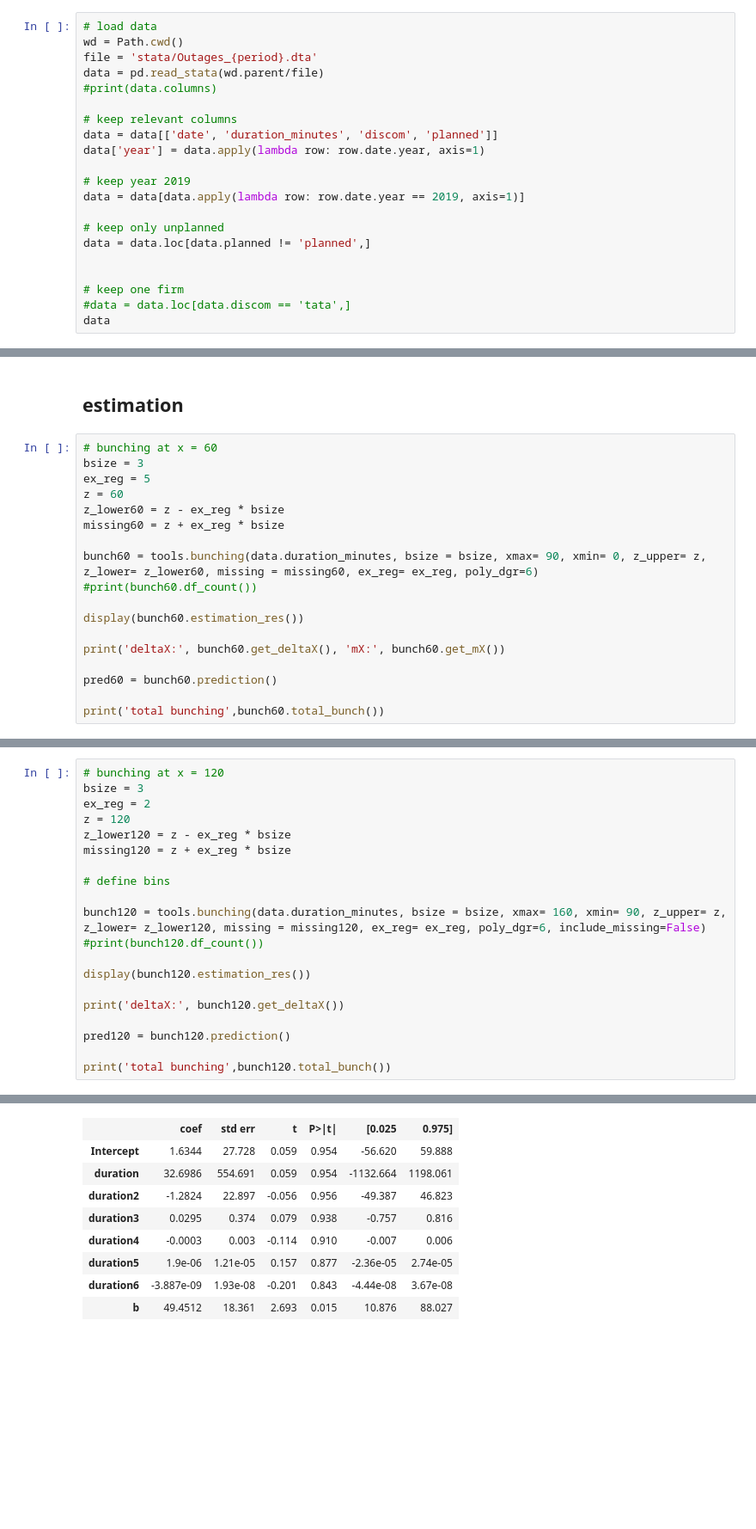
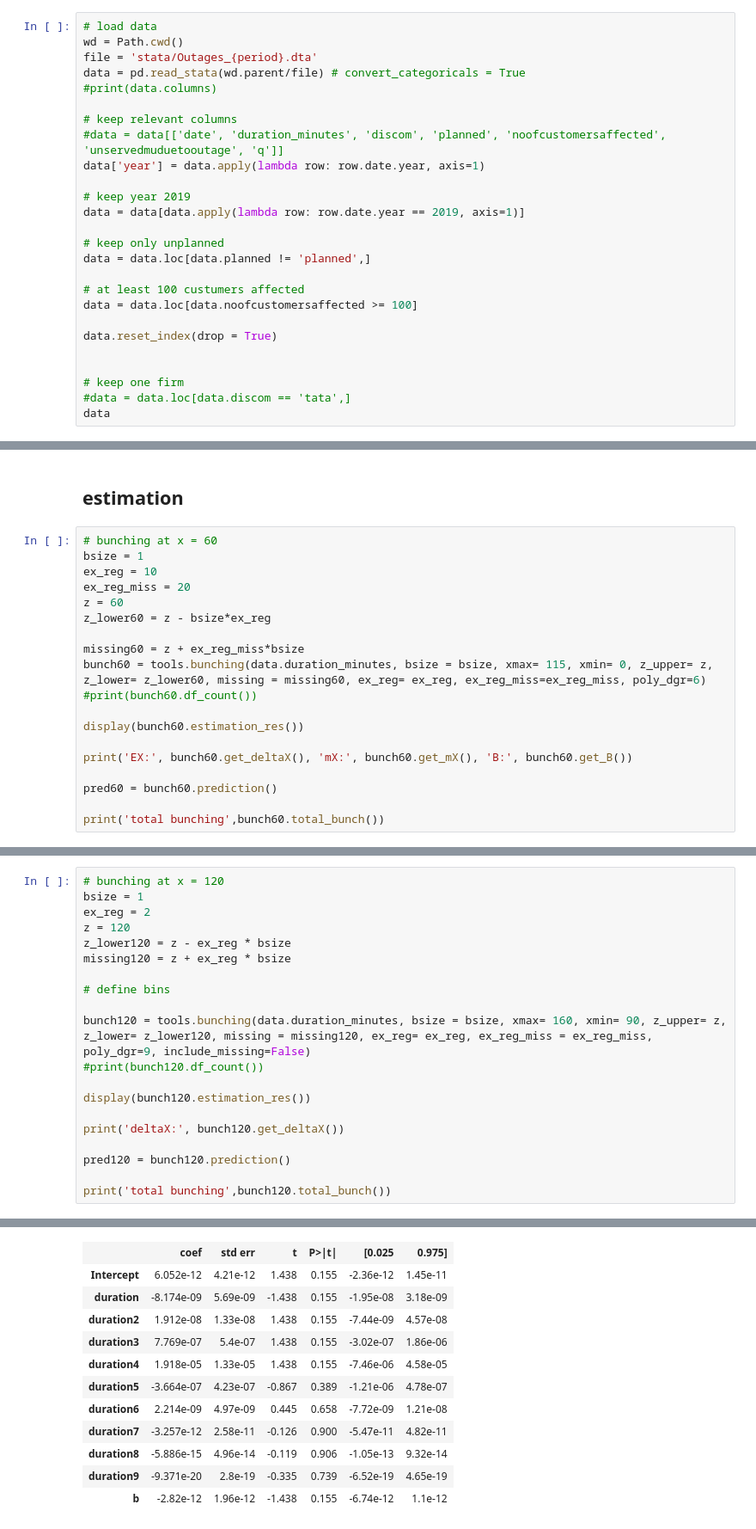
Before and after one commit to paulaleoni/delhi_outages, a Jupyter notebook: src/bunching.ipynb, the cells around one changed output, grey strips where cells are left out. Shown at 86% size. Cells and saved outputs as stored; diff of their text form; blank space fills up the shorter version.

```diff
--- a/src/bunching.ipynb
+++ b/src/bunching.ipynb
@@ -24,11 +25,11 @@ phi120 = 100
 # load data
 wd = Path.cwd()
 file = 'stata/Outages_{period}.dta'
-data = pd.read_stata(wd.parent/file)
+data = pd.read_stata(wd.parent/file) # convert_categoricals = True
 #print(data.columns)
 
 # keep relevant columns
-data = data[['date', 'duration_minutes', 'discom', 'planned']]
+#data = data[['date', 'duration_minutes', 'discom', 'planned', 'noofcustomersaffected', 'unservedmuduetooutage', 'q']]
 data['year'] = data.apply(lambda row: row.date.year, axis=1)
 
 # keep year 2019
@@ -37,6 +38,11 @@ data = data[data.apply(lambda row: row.date.year == 2019, axis=1)]
 # keep only unplanned
 data = data.loc[data.planned != 'planned',]
 
+# at least 100 custumers affected
+data = data.loc[data.noofcustomersaffected >= 100]
+
+data.reset_index(drop = True)
+
 
 # keep one firm
 #data = data.loc[data.discom == 'tata',]
@@ -75,18 +105,19 @@ axs[1].set_xlim(0,xmax)
 ## estimation
 # %%
 # bunching at x = 60
-bsize = 3
-ex_reg = 5
+bsize = 1
+ex_reg = 10
+ex_reg_miss = 20
 z = 60
-z_lower60 = z - ex_reg * bsize
-missing60 = z + ex_reg * bsize
+z_lower60 = z - bsize*ex_reg
 
-bunch60 = tools.bunching(data.duration_minutes, bsize = bsize, xmax= 90, xmin= 0, z_upper= z, z_lower= z_lower60, missing = missing60, ex_reg= ex_reg, poly_dgr=6)
+missing60 = z + ex_reg_miss*bsize
+bunch60 = tools.bunching(data.duration_minutes, bsize = bsize, xmax= 115, xmin= 0, z_upper= z, z_lower= z_lower60, missing = missing60, ex_reg= ex_reg, ex_reg_miss=ex_reg_miss, poly_dgr=6)
 #print(bunch60.df_count())
 
 display(bunch60.estimation_res())
 
-print('deltaX:', bunch60.get_deltaX(), 'mX:', bunch60.get_mX())
+print('EX:', bunch60.get_deltaX(), 'mX:', bunch60.get_mX(), 'B:', bunch60.get_B())
 
 pred60 = bunch60.prediction()
 
@@ -125,6 +156,6 @@ total bunching 38.49501624877378
 # %%
 # bunching at x = 120
-bsize = 3
+bsize = 1
 ex_reg = 2
 z = 120
 z_lower120 = z - ex_reg * bsize
@@ -132,7 +163,7 @@ missing120 = z + ex_reg * bsize
 
 # define bins
 
-bunch120 = tools.bunching(data.duration_minutes, bsize = bsize, xmax= 160, xmin= 90, z_upper= z, z_lower= z_lower120, missing = missing120, ex_reg= ex_reg, poly_dgr=6, include_missing=False)
+bunch120 = tools.bunching(data.duration_minutes, bsize = bsize, xmax= 160, xmin= 90, z_upper= z, z_lower= z_lower120, missing = missing120, ex_reg= ex_reg, ex_reg_miss = ex_reg_miss, poly_dgr=9, include_missing=False)
 #print(bunch120.df_count())
 
 display(bunch120.estimation_res())
@@ -154,11 +185,14 @@ OLS Regression Results
 | Df Model: | 5 |  |  |
 | Covariance Type: | nonrobust |  |  |
 |  | coef | std err | t | P>|t| | [0.025 | 0.975] |
-| Intercept | 1.6344 | 27.728 | 0.059 | 0.954 | -56.620 | 59.888 |
-| duration | 32.6986 | 554.691 | 0.059 | 0.954 | -1132.664 | 1198.061 |
-| duration2 | -1.2824 | 22.897 | -0.056 | 0.956 | -49.387 | 46.823 |
-| duration3 | 0.0295 | 0.374 | 0.079 | 0.938 | -0.757 | 0.816 |
-| duration4 | -0.0003 | 0.003 | -0.114 | 0.910 | -0.007 | 0.006 |
-| duration5 | 1.9e-06 | 1.21e-05 | 0.157 | 0.877 | -2.36e-05 | 2.74e-05 |
-| duration6 | -3.887e-09 | 1.93e-08 | -0.201 | 0.843 | -4.44e-08 | 3.67e-08 |
-| b | 49.4512 | 18.361 | 2.693 | 0.015 | 10.876 | 88.027 |
+| Intercept | 6.052e-12 | 4.21e-12 | 1.438 | 0.155 | -2.36e-12 | 1.45e-11 |
+| duration | -8.174e-09 | 5.69e-09 | -1.438 | 0.155 | -1.95e-08 | 3.18e-09 |
+| duration2 | 1.912e-08 | 1.33e-08 | 1.438 | 0.155 | -7.44e-09 | 4.57e-08 |
+| duration3 | 7.769e-07 | 5.4e-07 | 1.438 | 0.155 | -3.02e-07 | 1.86e-06 |
+| duration4 | 1.918e-05 | 1.33e-05 | 1.438 | 0.155 | -7.46e-06 | 4.58e-05 |
+| duration5 | -3.664e-07 | 4.23e-07 | -0.867 | 0.389 | -1.21e-06 | 4.78e-07 |
+| duration6 | 2.214e-09 | 4.97e-09 | 0.445 | 0.658 | -7.72e-09 | 1.21e-08 |
+| duration7 | -3.257e-12 | 2.58e-11 | -0.126 | 0.900 | -5.47e-11 | 4.82e-11 |
+| duration8 | -5.886e-15 | 4.96e-14 | -0.119 | 0.906 | -1.05e-13 | 9.32e-14 |
+| duration9 | -9.371e-20 | 2.8e-19 | -0.335 | 0.739 | -6.52e-19 | 4.65e-19 |
+| b | -2.82e-12 | 1.96e-12 | -1.438 | 0.155 | -6.74e-12 | 1.1e-12 |
```
Also changed, not shown: parts of 20 cells of this notebook.
